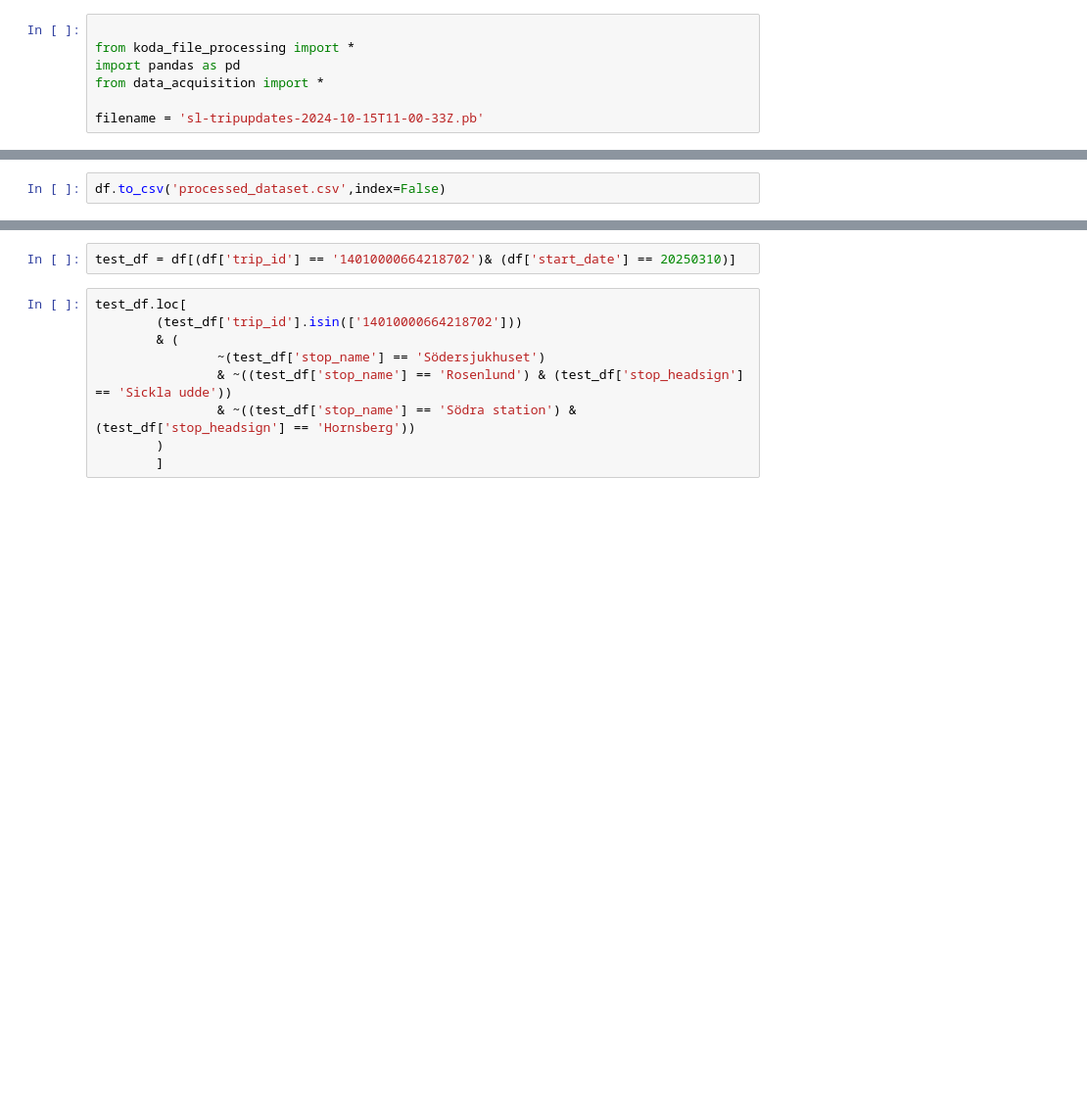
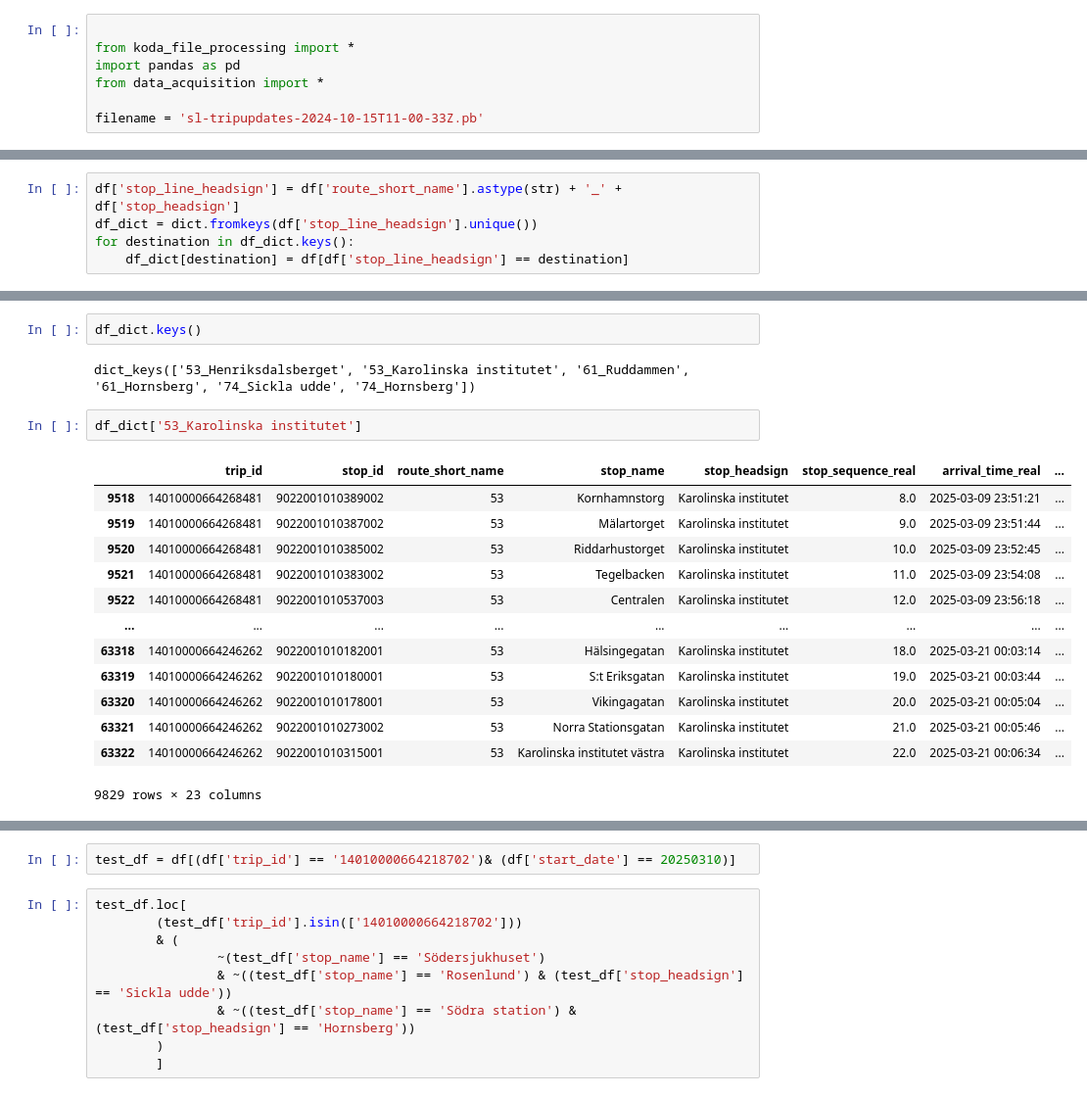
Before and after one commit to jesus-martinez02/PT-Project, a Jupyter notebook: test.ipynb, the cells around one changed output, grey strips where cells are left out. Shown: that part at 98% size. Drawn from its saved outputs; the diff is of its cells as text; blank space fills up the shorter version.

```diff
--- a/test.ipynb
+++ b/test.ipynb
@@ -25,2 +25,5 @@ df
 # %%
-df.to_csv('processed_dataset.csv',index=False)
+df['stop_line_headsign'] = df['route_short_name'].astype(str) + '_' + df['stop_headsign']
+df_dict = dict.fromkeys(df['stop_line_headsign'].unique())
+for destination in df_dict.keys():
+    df_dict[destination] = df[df['stop_line_headsign'] == destination]
@@ -26,0 +41,20 @@ df.to_csv('processed_dataset.csv',index=False)
+# %%
+df_dict.keys()
+# %% [output]
+dict_keys(['53_Henriksdalsberget', '53_Karolinska institutet', '61_Ruddammen', '61_Hornsberg', '74_Sickla udde', '74_Hornsberg'])
+# %%
+df_dict['53_Karolinska institutet']
+# %% [output]
+|  | trip_id | stop_id | route_short_name | stop_name | stop_headsign | stop_sequence_real | arrival_time_real | ... |
+| 9518 | 14010000664268481 | 9022001010389002 | 53 | Kornhamnstorg | Karolinska institutet | 8.0 | 2025-03-09 23:51:21 | ... |
+| 9519 | 14010000664268481 | 9022001010387002 | 53 | Mälartorget | Karolinska institutet | 9.0 | 2025-03-09 23:51:44 | ... |
+| 9520 | 14010000664268481 | 9022001010385002 | 53 | Riddarhustorget | Karolinska institutet | 10.0 | 2025-03-09 23:52:45 | ... |
+| 9521 | 14010000664268481 | 9022001010383002 | 53 | Tegelbacken | Karolinska institutet | 11.0 | 2025-03-09 23:54:08 | ... |
+| 9522 | 14010000664268481 | 9022001010537003 | 53 | Centralen | Karolinska institutet | 12.0 | 2025-03-09 23:56:18 | ... |
+| ... | ... | ... | ... | ... | ... | ... | ... | ... |
+| 63318 | 14010000664246262 | 9022001010182001 | 53 | Hälsingegatan | Karolinska institutet | 18.0 | 2025-03-21 00:03:14 | ... |
+| 63319 | 14010000664246262 | 9022001010180001 | 53 | S:t Eriksgatan | Karolinska institutet | 19.0 | 2025-03-21 00:03:44 | ... |
+| 63320 | 14010000664246262 | 9022001010178001 | 53 | Vikingagatan | Karolinska institutet | 20.0 | 2025-03-21 00:05:04 | ... |
+| 63321 | 14010000664246262 | 9022001010273002 | 53 | Norra Stationsgatan | Karolinska institutet | 21.0 | 2025-03-21 00:05:46 | ... |
+| 63322 | 14010000664246262 | 9022001010315001 | 53 | Karolinska institutet västra | Karolinska institutet | 22.0 | 2025-03-21 00:06:34 | ... |
+9829 rows × 23 columns
```
Also changed, not shown: parts of 6 cells of this notebook, 1 other file.
